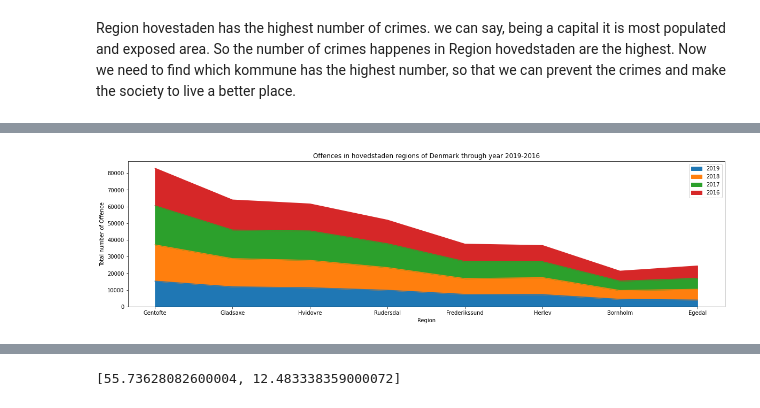
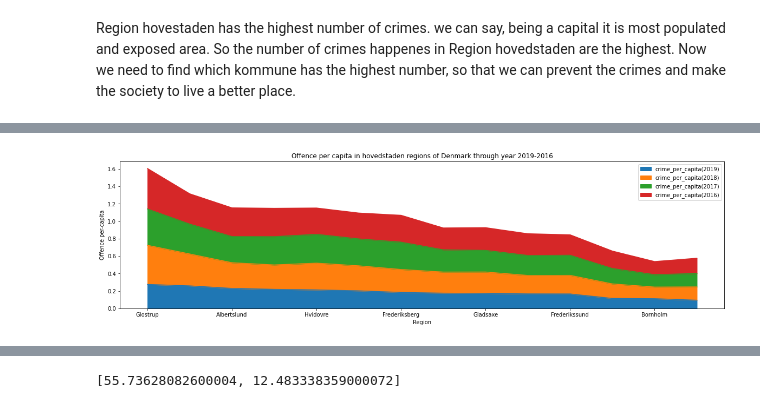
Before and after one commit to sugban/Personal-projects, a Jupyter notebook: Denmark_statistics.ipynb, the cells around one changed output, grey strips where cells are left out. Saved outputs shown, nothing was run; the diff lists cells and outputs as text; code cells hidden in the pictures.

```diff
--- a/Denmark_statistics.ipynb
+++ b/Denmark_statistics.ipynb
@@ -329,0 +350,3 @@ df_hovedstaden
+# %%
+df_hd = df_hd.merge(df_crime_2011_2019, on='REGION', how = 'inner' )
+df_hd.head(5)
@@ -340,0 +362,7 @@ df_hovedstaden.head()
+# %%
+# crime per capita (10,000)
+df_hd['crime_per_capita(2019)'] = df_hd['2019']/df_hd['Population']
+df_hd['crime_per_capita(2018)'] = df_hd['2018']/df_hd['Population']
+df_hd['crime_per_capita(2017)'] = df_hd['2017']/df_hd['Population']
+df_hd['crime_per_capita(2016)'] = df_hd['2016']/df_hd['Population']
+df_hd.head()
@@ -341,2 +386,3 @@ df_hovedstaden.head()
 # %%
-df_hovedstaden_plot = df_hovedstaden.groupby(['REGION'])['2019','2018','2017','2016'].sum().reset_index()
+df_hovedstaden = df_hd.groupby(['REGION'])['crime_per_capita(2019)','crime_per_capita(2018)','crime_per_capita(2017)','crime_per_capita(2016)'].sum().reset_index()
+df_hovedstaden.head()
@@ -343,4 +396,4 @@ df_hovedstaden_plot = df_hovedstaden.groupby(['REGION'])['2019','2018','2017','2
 # %%
-df_hovedstaden_plot.sort_values(['2019','2018','2017','2016'], ascending=False, inplace=True)
-df_hovedstaden_plot.head()
+df_hovedstaden.sort_values(['crime_per_capita(2019)','crime_per_capita(2018)','crime_per_capita(2017)','crime_per_capita(2016)'], ascending=False, inplace=True)
+df_hovedstaden.head()
 # %% [output]
@@ -353,9 +406,9 @@ df_hovedstaden_plot.head()
 # %%
-df_hovedstaden_plot.plot(x='REGION',y=['2019','2018','2017','2016'], figsize=(20, 5), kind='area')
-plt.ylabel('Total number of Offence')
+df_hovedstaden.plot(x='REGION',y=['crime_per_capita(2019)','crime_per_capita(2018)','crime_per_capita(2017)','crime_per_capita(2016)'], figsize=(20, 5), kind='area')
+plt.ylabel('Offence per-capita')
 plt.xlabel('Region')
-plt.title('Offences in hovedstaden regions of Denmark through year 2019-2016')
+plt.title('Offence per capita in hovedstaden regions of Denmark through year 2019-2016')
 plt.show()
 # %% [output]
-[figure, old version]
+[figure, new version]
 # %%
```
Also changed, not shown: parts of 29 cells of this notebook.
